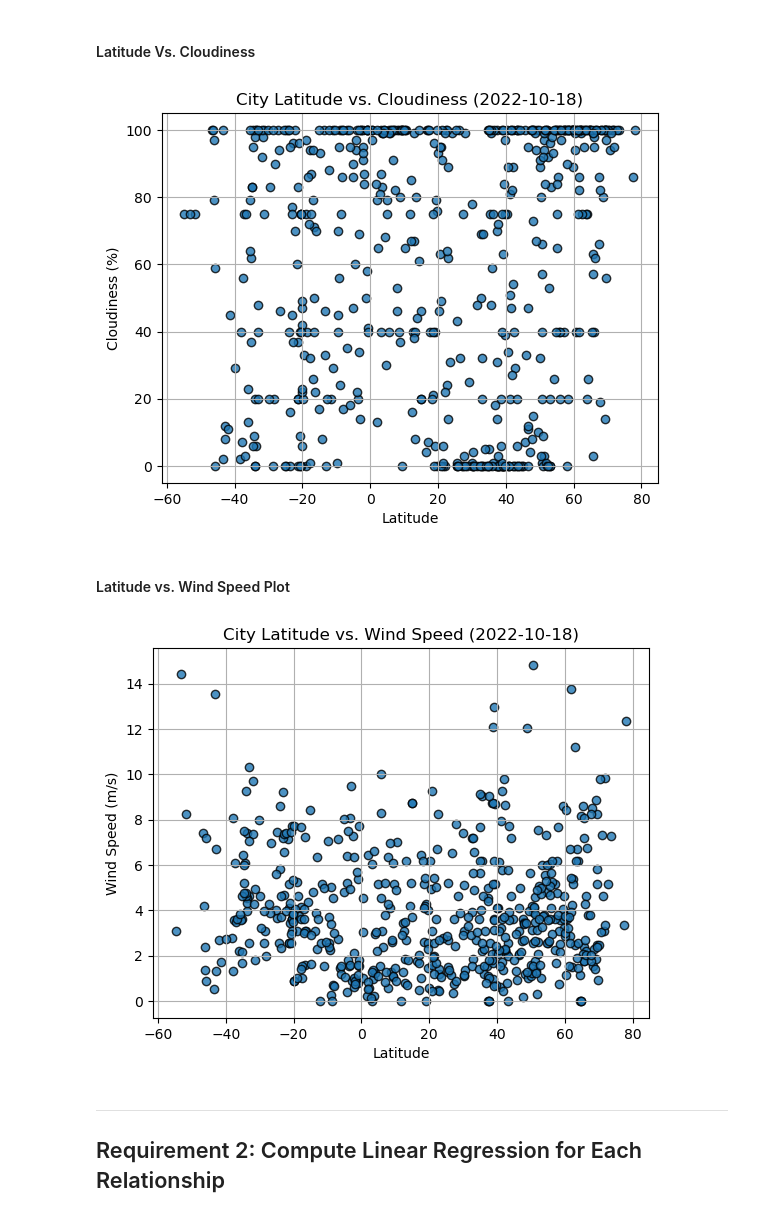
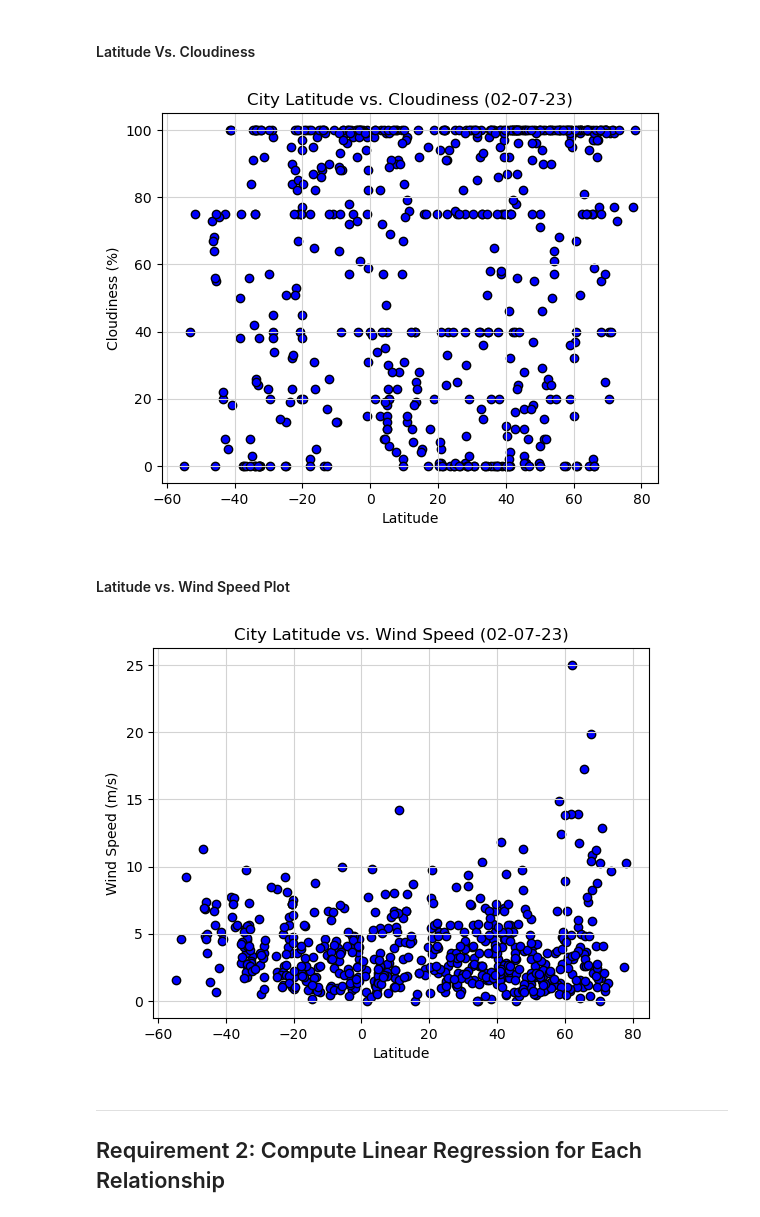
Before and after one commit to willmacmillan/python-api-challenge, a Jupyter notebook: Starter_Code/starter_code/WeatherPy.ipynb, the cells around one changed output. Saved outputs shown, nothing was run; the diff lists cells and outputs as text; code cells hidden in the pictures.

```diff
--- a/Starter_Code/starter_code/WeatherPy.ipynb
+++ b/Starter_Code/starter_code/WeatherPy.ipynb
@@ -170,6 +194,6 @@ city_data_df.to_csv("output_data/cities.csv", index_label="City_ID")
 # %%
 # Read saved data
-city_data_df = pd.read_csv("output_data/cities.csv", index_col="City_ID")
+city_data_df = pd.read_csv(r"C:\Users\willm\uta\hw\Module 6 Challenge\python-api-challenge\Starter_Code\output_data\cities.csv", index_col="City_ID")
 
 # Display sample data
 city_data_df.head()
@@ -219,34 +248,38 @@ plt.show()
 #### Latitude Vs. Cloudiness
 # %%
 # Build the scatter plots for latitude vs. cloudiness
-# YOUR CODE HERE
+plt.scatter(city_data_df["Lat"],city_data_df["Cloudiness"],edgecolors="black",facecolors="blue")
 
 # Incorporate the other graph properties
-# YOUR CODE HERE
-
+plt.title("City Latitude vs. Cloudiness (02-07-23)")
+plt.xlabel("Latitude")
+plt.ylabel("Cloudiness (%)")
+plt.grid (visible=True,which="major",axis="both",linestyle="-",color="lightgrey")
 # Save the figure
-plt.savefig("output_data/Fig3.png")
+plt.savefig(r"C:\Users\willm\uta\hw\Module 6 Challenge\python-api-challenge\Starter_Code\output_data\Fig3.png")
 
 # Show plot
 plt.show()
 # %% [output]
-[figure, old version]
+[figure, new version]
 # %% [markdown]
 #### Latitude vs. Wind Speed Plot
 # %%
 # Build the scatter plots for latitude vs. wind speed
-# YOUR CODE HERE
+plt.scatter(city_data_df["Lat"],city_data_df["Wind Speed"],edgecolors="black",facecolors="blue")
 
 # Incorporate the other graph properties
-# YOUR CODE HERE
-
+plt.title("City Latitude vs. Wind Speed (02-07-23)")
+plt.xlabel("Latitude")
+plt.ylabel("Wind Speed (m/s)")
+plt.grid (visible=True,which="major",axis="both",linestyle="-",color="lightgrey")
 # Save the figure
-plt.savefig("output_data/Fig4.png")
+plt.savefig(r"C:\Users\willm\uta\hw\Module 6 Challenge\python-api-challenge\Starter_Code\output_data\Fig4.png")
 
 # Show plot
 plt.show()
 # %% [output]
-[figure, old version]
+[figure, new version]
 # %% [markdown]
 ---
 
```
Also changed, not shown: parts of 30 cells of this notebook, 6 other files.
